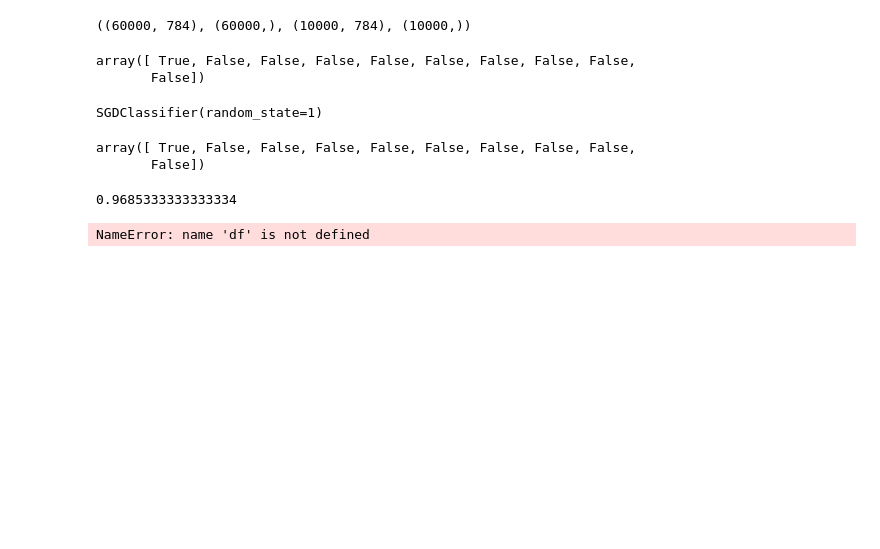
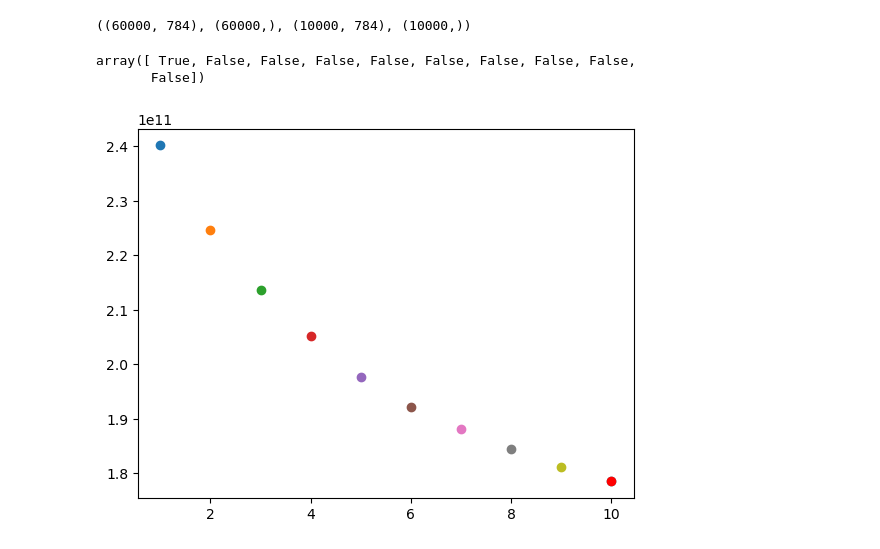
Before and after one commit to ByunSunghyun/ML, a Jupyter notebook: 과제/과제3.ipynb, the cells around one changed output. Cells and saved outputs as stored; diff of their text form; code cells hidden in the pictures; blank space fills up the shorter version.

```diff
--- a/과제/과제3.ipynb
+++ b/과제/과제3.ipynb
@@ -106,26 +101,0 @@ sgd_clf = SGDClassifier(random_state=1)
-# %%
-# 모델 훈련
-sgd_clf.fit(X=X_train, y=y_train_5)
-# %% [output]
-SGDClassifier(random_state=1)
-# %%
-# 훈련된 모델이 훈련셋을 어떻게 예측하는지
-y_train_5_pred = sgd_clf.predict(X=X_train)
-y_train_5_pred[:10]
-# %% [output]
-array([ True, False, False, False, False, False, False, False, False,
-       False])
-# %%
-# 적확도 (accuracy) : 실제값과 예측값이 얼마나 같은지
-np.mean(y_train_5 == y_train_5_pred)
-# %% [output]
-0.9685333333333334
-# %%
-# https://github.com/maron2ee/Machine-Learning/blob/main/ml02.ipynb
-from sklearn.cluster import KMeans
-
-kmeans = KMeans(n_clusters=3, random_state=10)
-kmeans.fit(X)
-df['cluster'] = kmeans.fit_predict(X)
-# %% [output]
-NameError: name 'df' is not defined
@@ -131,0 +154,18 @@ NameError: name 'df' is not defined
+# %%
+for k in range(1, 11):
+
+  # K-means 알고리즘을 실행
+  model = KMeans(n_clusters=k)
+  model.fit(X)
+
+  # 클러스터 내 제곱 합(WCSS) 계산
+  wcss = model.inertia_
+
+  # WCSS를 플로팅
+  plt.plot(k, wcss, "o")
+
+# 팔꿈치 지점 플로팅
+plt.plot(k, wcss, "ro")
+plt.show()
+# %% [output]
+[figure, added]
```
Also changed, not shown: parts of 22 cells of this notebook, 24 other files.
